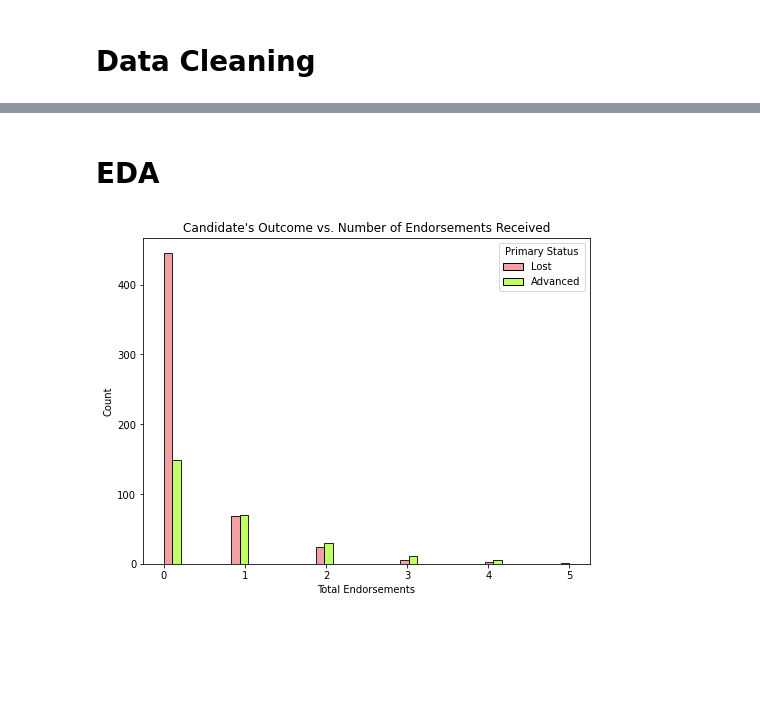
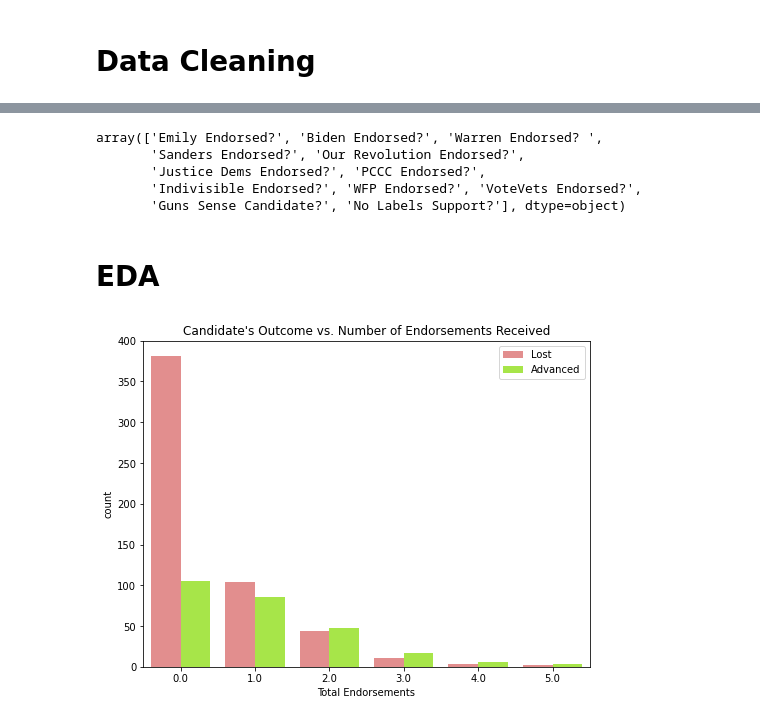
Before and after one commit to tetsu2001/102-project, a Jupyter notebook: aileen/aileen.ipynb, the cells around one changed output, grey strips where cells are left out. Cells and saved outputs as stored; diff of their text form; code cells hidden in the pictures; blank space fills up the shorter version.

Commit message:
created individual endorsement plots, fixed misinterpretation of code from earlier

```diff
--- a/aileen/aileen.ipynb
+++ b/aileen/aileen.ipynb
@@ -6,8 +6,8 @@ import pandas as pd
 import matplotlib.pyplot as plt
 import seaborn as sns
 # %%
-dem_candidates = pd.read_csv('../datasets/dem_candidates.csv')
-dem_candidates.head()
+dems = pd.read_csv('../datasets/dem_candidates.csv')
+dems.head()
 # %% [output]
 |  | Candidate | State | District | Office Type | Race Type | Race Primary Election Date | Primary Status | ... |
 | 0 | Anthony White (Alabama) | AL | Governor of Alabama | Governor | Regular | 6/5/18 | Lost | ... |
@@ -19,8 +19,10 @@ dem_candidates.head()
 # %% [markdown]
 # Data Cleaning
 # %%
-endorsement_cols = dem_candidates.columns[pd.Series(dem_candidates.columns).str.contains('Endorsed')]
-dem_candidates[endorsement_cols] = dem_candidates[endorsement_cols].fillna(0)
-dem_candidates[endorsement_cols] = dem_candidates[endorsement_cols].replace({'No': 0, 'Yes': 1})
-dem_candidates['Total Endorsements'] = dem_candidates[endorsement_cols].sum(1)
+endorsement_cols = dems.columns[pd.Series(dems.columns).str.contains('Endorsed')].values
+endorsement_cols = np.append(endorsement_cols, 'Guns Sense Candidate?')
+endorsement_cols = np.append(endorsement_cols, 'No Labels Support?')
+dems[endorsement_cols] = dems[endorsement_cols].replace({'No': 0, 'Yes': 1})
+dems['Total Endorsements'] = dems[endorsement_cols].sum(axis=1)
+dems['Endorsed'] = (dems['Total Endorsements'] > 0).astype(int)
 # %%
@@ -36,10 +38,18 @@ dem_candidates.head()
+# %%
+endorsement_cols
+# %% [output]
+array(['Emily Endorsed?', 'Biden Endorsed?', 'Warren Endorsed? ',
+       'Sanders Endorsed?', 'Our Revolution Endorsed?',
+       'Justice Dems Endorsed?', 'PCCC Endorsed?',
+       'Indivisible Endorsed?', 'WFP Endorsed?', 'VoteVets Endorsed?',
+       'Guns Sense Candidate?', 'No Labels Support?'], dtype=object)
 # %% [markdown]
 # EDA
-# %%
-plt.figure(figsize=(8, 6))
-colours = {'Lost': 'lightcoral', 'Advanced': 'greenyellow'}
-sns.histplot(x = 'Total Endorsements', hue = 'Primary Status',
-             multiple = 'dodge', palette = colours, data = dem_candidates)
-plt.title("Candidate's Outcome vs. Number of Endorsements Received");
-# %% [output]
-[figure, removed]
+# %%
+plt.figure(figsize=(8, 6))
+colours = {'Lost': 'lightcoral', 'Advanced': 'greenyellow'}
+sns.countplot(data=dems, x='Total Endorsements', hue='Primary Status', palette=colours)
+plt.title("Candidate's Outcome vs. Number of Endorsements Received")
+plt.legend(loc='upper right');
+# %% [output]
+[figure, added]
```
Also changed, not shown: parts of 16 cells of this notebook.
